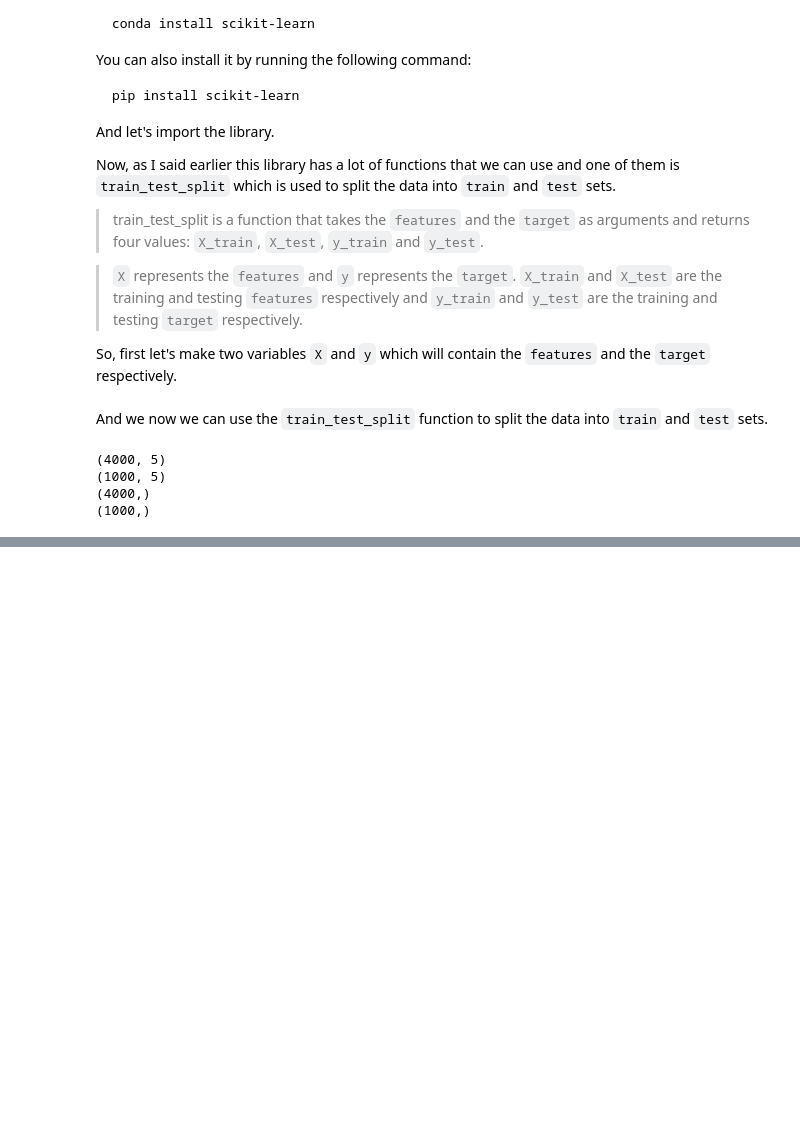
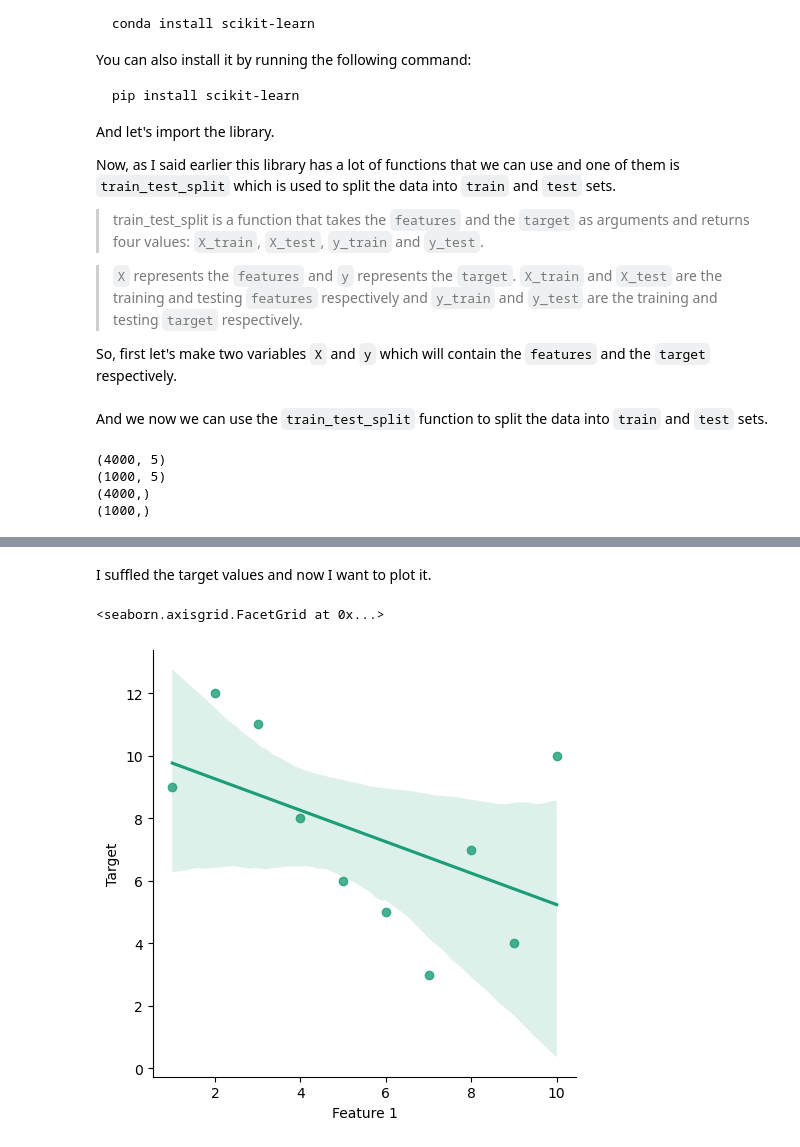
Before and after one commit to RishatTalukder/Machine-Learning-Zero-to-Hero, a Jupyter notebook: 7_Linear_Regression/15_Art_of_Regression.ipynb, the cells around one changed output, grey strips where cells are left out. Drawn from its saved outputs; the diff is of its cells as text; code cells hidden in the pictures; blank space fills up the shorter version.

```diff
--- a/7_Linear_Regression/15_Art_of_Regression.ipynb
+++ b/7_Linear_Regression/15_Art_of_Regression.ipynb
@@ -278,0 +350,6 @@ And now that we have our `train` and `test` sets, let's learn about `linear regr
+# %%
+new_target_value = example_df['Target'].copy()
+np.random.shuffle(new_target_value)
+
+example_df['Target'] = new_target_value
+example_df
@@ -278,0 +368,11 @@ And now that we have our `train` and `test` sets, let's learn about `linear regr
+# %% [markdown]
+I suffled the target values and now I want to plot it.
+# %%
+sns.lmplot(
+    data=example_df,
+    x='Feature 1',
+    y='Target'
+)
+# %% [output]
+<seaborn.axisgrid.FacetGrid at 0x...>
+[figure, added]
```
Also changed, not shown: parts of 29 cells of this notebook.
